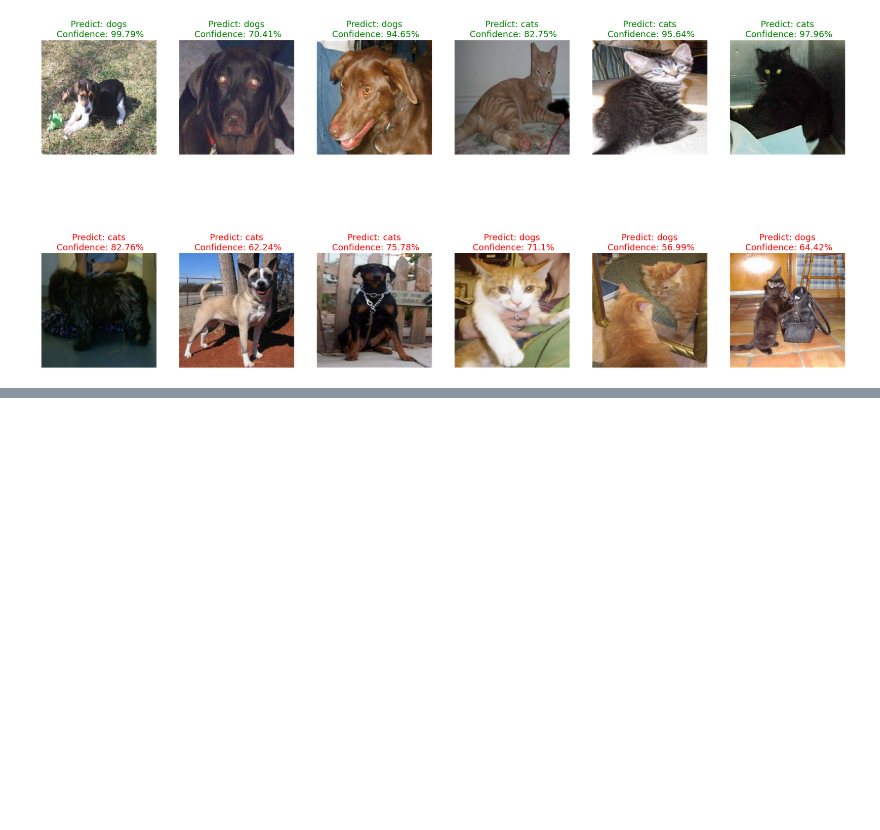
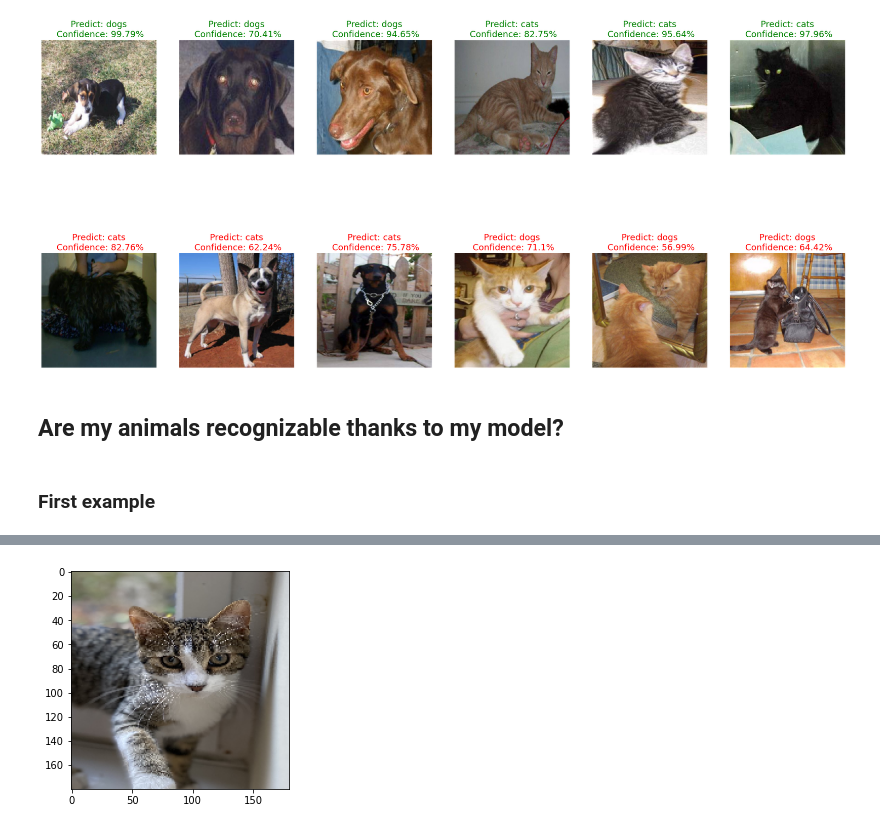
Before and after one commit to thomaslprr/CatDogImageClassification, a Jupyter notebook: notebook.ipynb, the cells around one changed output, grey strips where cells are left out. Cells and saved outputs as stored; diff of their text form; code cells hidden in the pictures; blank space fills up the shorter version.

Commit message:
add documentation + add example

```diff
--- a/notebook.ipynb
+++ b/notebook.ipynb
@@ -254,4 +260 @@ plt.show()
 model = keras.models.load_model('/work/models/weights-improvement-v2-40-0.77.hdf5')
-# %%
-p_test = pathlib.Path('/work/dataset/test_set/test_set')
-len(list(p_test.glob('**/*.jpg')))
@@ -401,3 +378,25 @@ for i, axis in enumerate(ax.flat):
     axis.set_title(f'Predict: {pred_class}\n Confidence: {pred_prob:}%', fontsize=18, color = color[i])
 # %% [output]
 [figure]
+# %% [markdown]
+## Are my animals recognizable thanks to my model?
+# %% [markdown]
+### First example
+# %%
+p_cat = pathlib.Path('/work/my_cat.jpg')
+
+img = keras.preprocessing.image.load_img(
+    p_cat, color_mode="rgb", target_size=(img_height, img_width)
+)
+
+img_array = keras.preprocessing.image.img_to_array(img)
+img_array = tf.expand_dims(img_array, 0)  # Create a batch
+
+plt.imshow(img)
+
+predictions = model.predict(img_array)
+if predictions[0][0]<0.5:
+    print("It's a cat !")
+else:
+    print("It's a dog")
+# %% [output]
@@ -403,0 +405 @@ for i, axis in enumerate(ax.flat):
+[figure, added]
```
Also changed, not shown: parts of 36 cells of this notebook.
